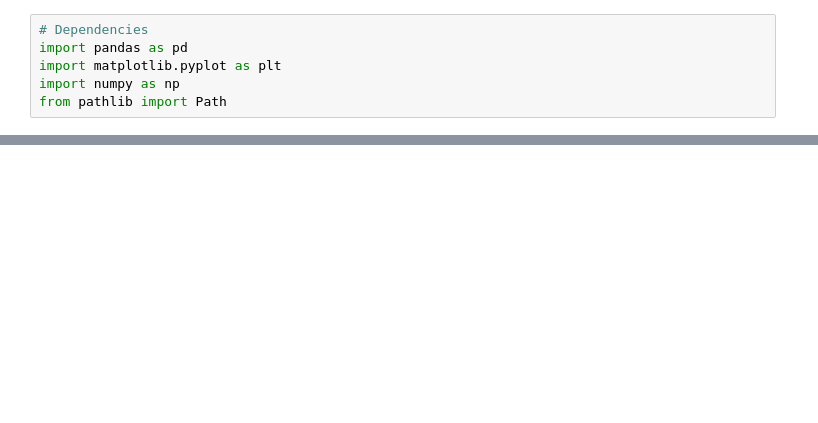
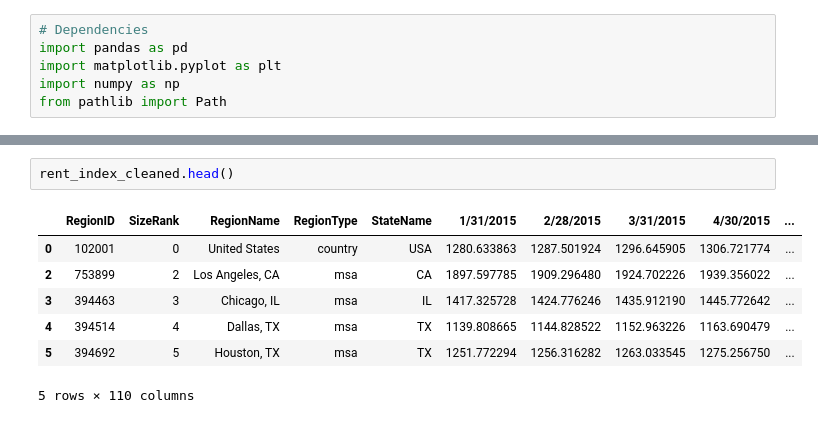
Before and after one commit to josephlomas/Project1_GroupRepo, a Jupyter notebook: real_estate_eda.ipynb, the cells around one changed output, grey strips where cells are left out. Cells and saved outputs as stored; diff of their text form; blank space fills up the shorter version.

```diff
--- a/real_estate_eda.ipynb
+++ b/real_estate_eda.ipynb
@@ -50,0 +52,10 @@ print(rent_index_by_region)
+# %%
+rent_index_cleaned.head()
+# %% [output]
+|  | RegionID | SizeRank | RegionName | RegionType | StateName | 1/31/2015 | 2/28/2015 | 3/31/2015 | 4/30/2015 | ... |
+| 0 | 102001 | 0 | United States | country | USA | 1280.633863 | 1287.501924 | 1296.645905 | 1306.721774 | ... |
+| 2 | 753899 | 2 | Los Angeles, CA | msa | CA | 1897.597785 | 1909.296480 | 1924.702226 | 1939.356022 | ... |
+| 3 | 394463 | 3 | Chicago, IL | msa | IL | 1417.325728 | 1424.776246 | 1435.912190 | 1445.772642 | ... |
+| 4 | 394514 | 4 | Dallas, TX | msa | TX | 1139.808665 | 1144.828522 | 1152.963226 | 1163.690479 | ... |
+| 5 | 394692 | 5 | Houston, TX | msa | TX | 1251.772294 | 1256.316282 | 1263.033545 | 1275.256750 | ... |
+5 rows × 110 columns
```
Also changed, not shown: parts of 25 cells of this notebook.
